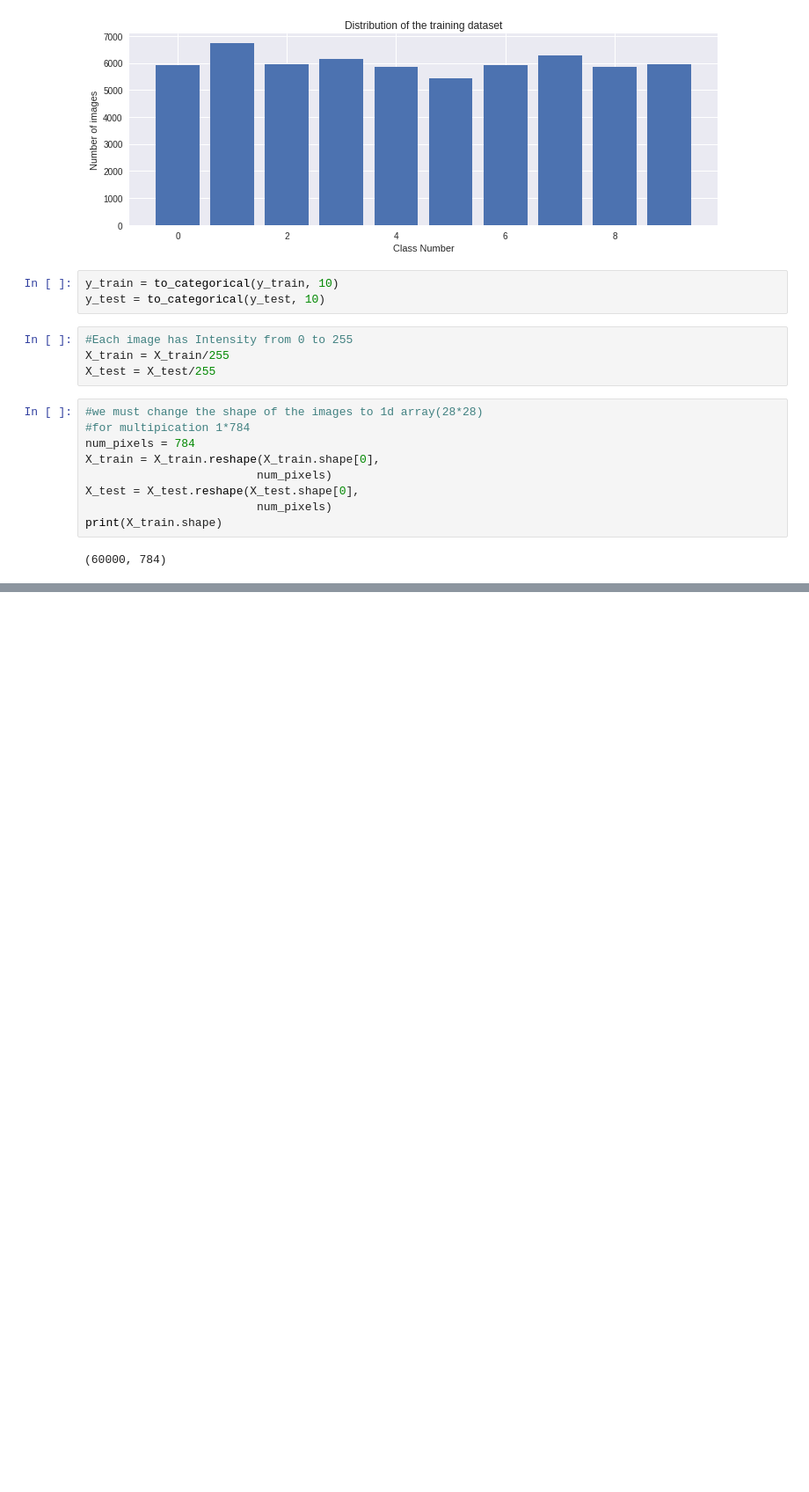
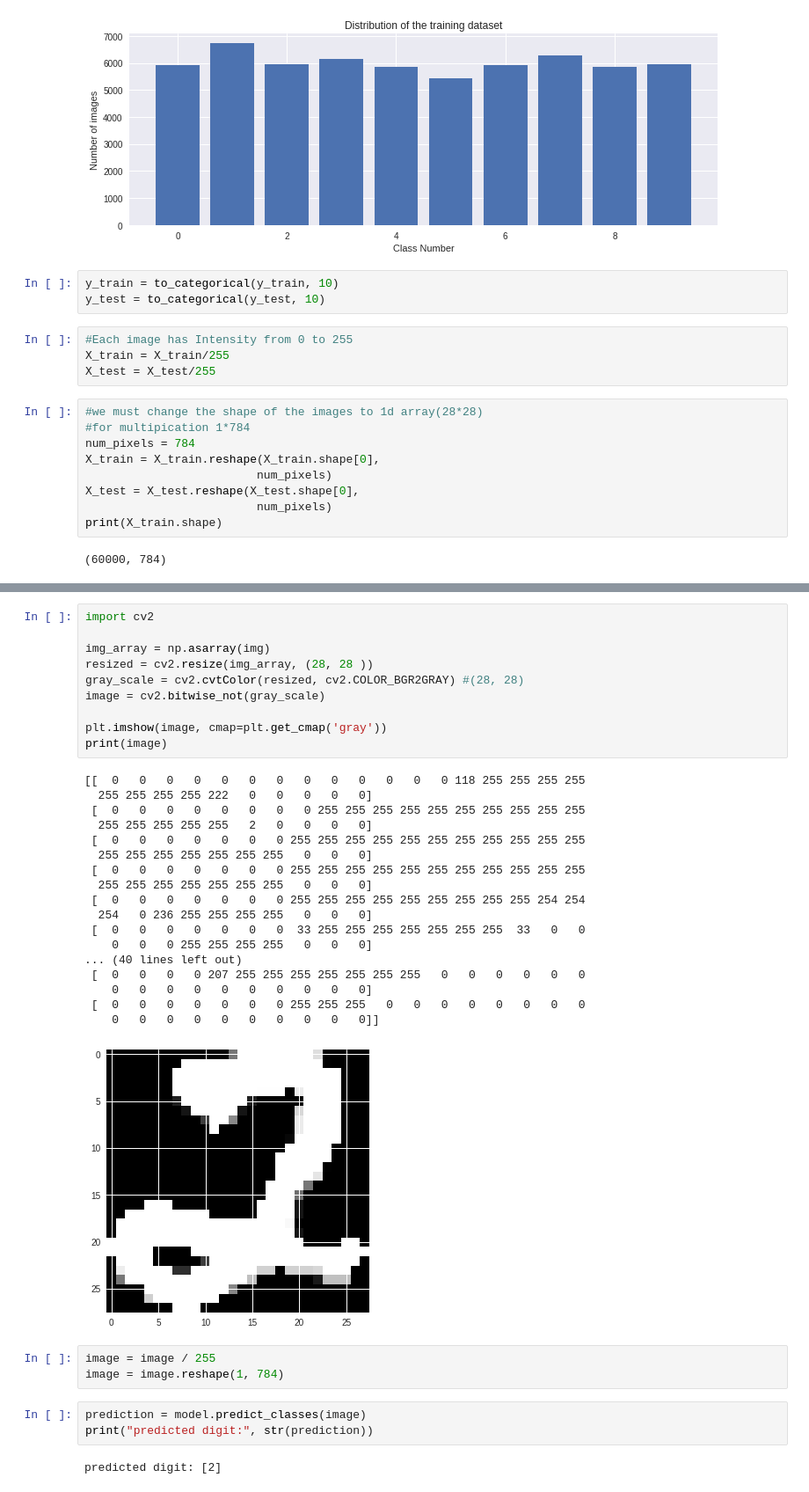
Before and after one commit to afozbek/dnn-autonomous-car, a Jupyter notebook: 2-Neural-Networks/MNIST_Deep_Learning.ipynb, the cells around one changed output, grey strips where cells are left out. Shown at 88% size. Drawn from its saved outputs; the diff is of its cells as text; blank space fills up the shorter version.

```diff
--- a/2-Neural-Networks/MNIST_Deep_Learning.ipynb
+++ b/2-Neural-Networks/MNIST_Deep_Learning.ipynb
@@ -157,0 +172,37 @@ Test Accuracy: 0.9277
+# %%
+import cv2
+
+img_array = np.asarray(img)
+resized = cv2.resize(img_array, (28, 28 ))
+gray_scale = cv2.cvtColor(resized, cv2.COLOR_BGR2GRAY) #(28, 28)
+image = cv2.bitwise_not(gray_scale)
+
+plt.imshow(image, cmap=plt.get_cmap('gray'))
+print(image)
+# %% [output]
+[[  0   0   0   0   0   0   0   0   0   0   0   0   0 118 255 255 255 255
+  255 255 255 255 222   0   0   0   0   0]
+ [  0   0   0   0   0   0   0   0 255 255 255 255 255 255 255 255 255 255
+  255 255 255 255 255   2   0   0   0   0]
+ [  0   0   0   0   0   0   0 255 255 255 255 255 255 255 255 255 255 255
+  255 255 255 255 255 255 255   0   0   0]
+ [  0   0   0   0   0   0   0 255 255 255 255 255 255 255 255 255 255 255
+  255 255 255 255 255 255 255   0   0   0]
+ [  0   0   0   0   0   0   0 255 255 255 255 255 255 255 255 255 254 254
+  254   0 236 255 255 255 255   0   0   0]
+ [  0   0   0   0   0   0   0  33 255 255 255 255 255 255 255  33   0   0
+    0   0   0 255 255 255 255   0   0   0]
+... (40 lines left out)
+ [  0   0   0   0 207 255 255 255 255 255 255 255   0   0   0   0   0   0
+    0   0   0   0   0   0   0   0   0   0]
+ [  0   0   0   0   0   0   0 255 255 255   0   0   0   0   0   0   0   0
+    0   0   0   0   0   0   0   0   0   0]]
+[figure, added]
+# %%
+image = image / 255
+image = image.reshape(1, 784)
+# %%
+prediction = model.predict_classes(image)
+print("predicted digit:", str(prediction))
+# %% [output]
+predicted digit: [2]
```
Also changed, not shown: parts of 8 cells of this notebook, 1 other file.
